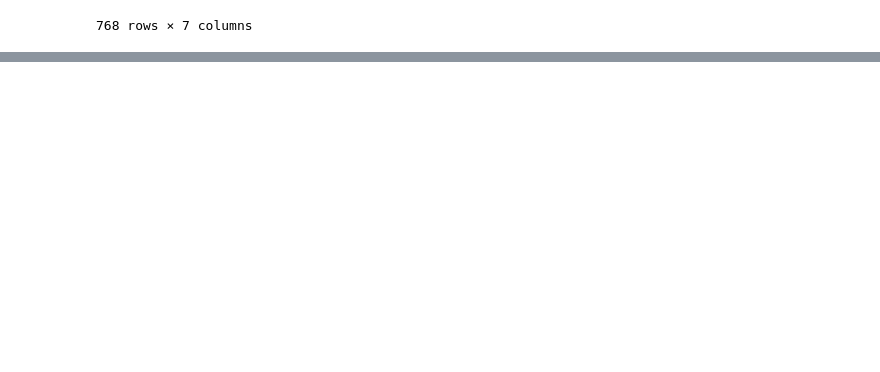
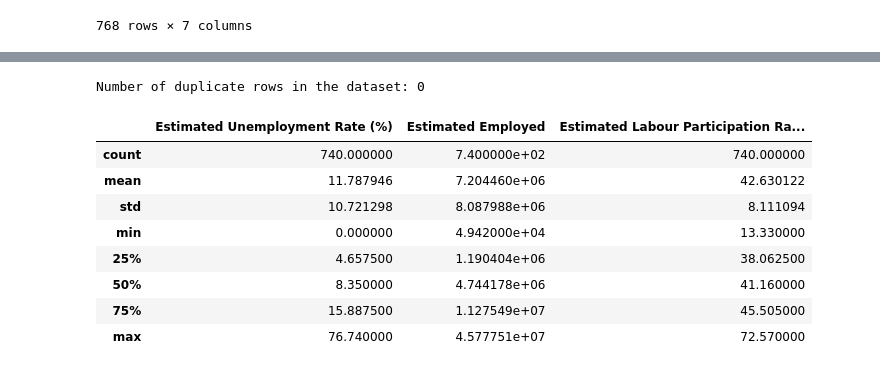
Before and after one commit to anirudhawagh/Unemployment_Analysis_Oasis_infobyte, a Jupyter notebook: Unemployment_Analysis_1.ipynb, the cells around one changed output, grey strips where cells are left out. Drawn from its saved outputs; the diff is of its cells as text; code cells hidden in the pictures; blank space fills up the shorter version.

```diff
--- a/Unemployment_Analysis_1.ipynb
+++ b/Unemployment_Analysis_1.ipynb
@@ -57,0 +116,22 @@ Index(['Region', ' Date', ' Frequency', ' Estimated Unemployment Rate (%)',
+# %%
+# Dataset Duplicate Value Count
+# Count the duplicate rows in the DataFrame
+duplicate_count = df.duplicated().sum()
+
+# Print the count of duplicate rows
+print("Number of duplicate rows in the dataset:", duplicate_count)
+# %% [output]
+Number of duplicate rows in the dataset: 0
+# %%
+# Dataset Describe
+df.describe()
+# %% [output]
+|  | Estimated Unemployment Rate (%) | Estimated Employed | Estimated Labour Participation Ra... |
+| count | 740.000000 | 7.400000e+02 | 740.000000 |
+| mean | 11.787946 | 7.204460e+06 | 42.630122 |
+| std | 10.721298 | 8.087988e+06 | 8.111094 |
+| min | 0.000000 | 4.942000e+04 | 13.330000 |
+| 25% | 4.657500 | 1.190404e+06 | 38.062500 |
+| 50% | 8.350000 | 4.744178e+06 | 41.160000 |
+| 75% | 15.887500 | 1.127549e+07 | 45.505000 |
+| max | 76.740000 | 4.577751e+07 | 72.570000 |
```
Also changed, not shown: parts of 16 cells of this notebook.
